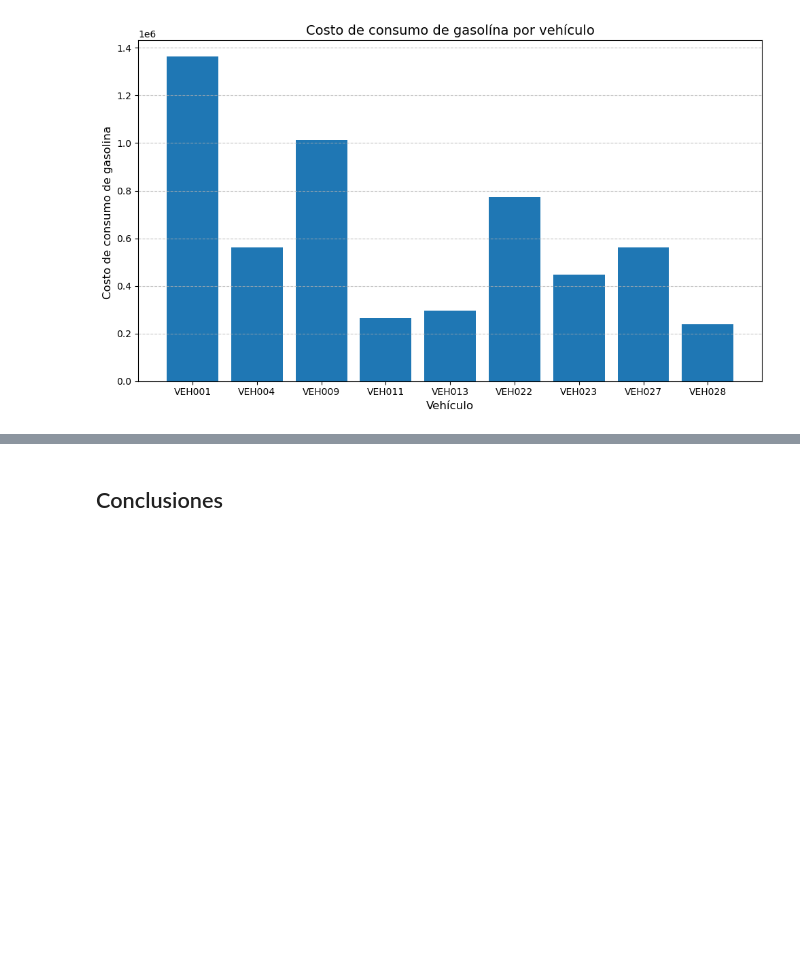
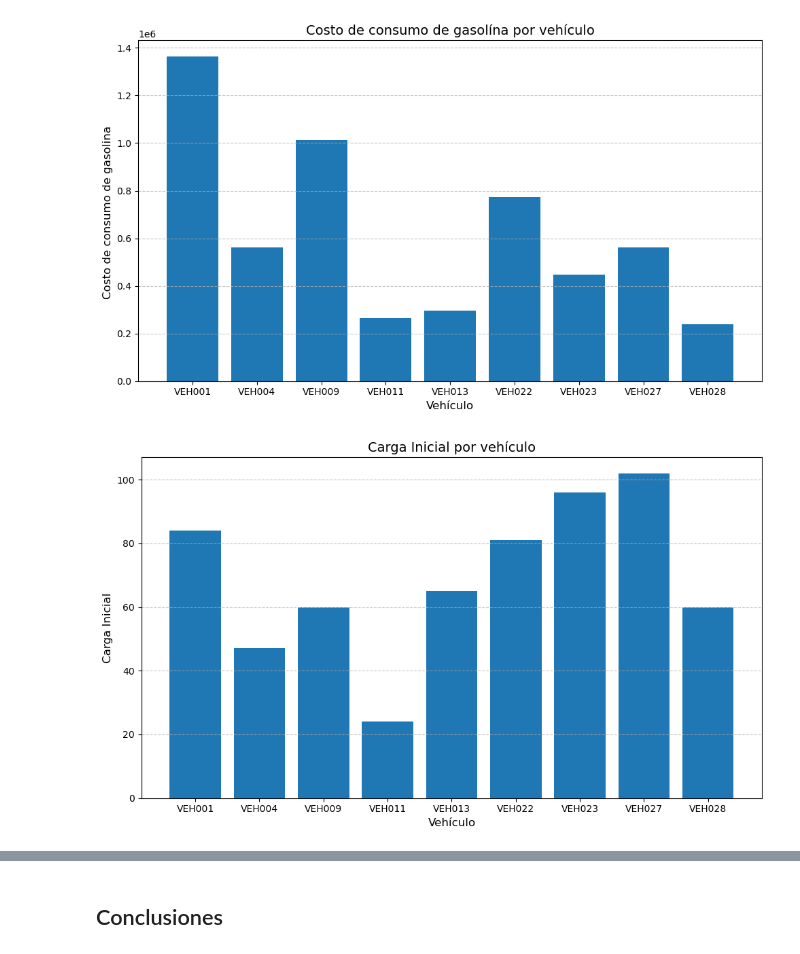
Before and after one commit to marialeang2/Proyecto1_MOS, a Jupyter notebook: modelos/caso3.ipynb, the cells around one changed output, grey strips where cells are left out. Drawn from its saved outputs; the diff is of its cells as text; code cells hidden in the pictures; blank space fills up the shorter version.

```diff
--- a/modelos/caso3.ipynb
+++ b/modelos/caso3.ipynb
@@ -1110,4 +1041,19 @@ plt.tight_layout()
 plt.show()
 # %% [output]
 [figure]
+# %%
+# Crear gráfica de barras a partir del tiempo total
+plt.figure(figsize=(10, 6))
+plt.bar(df_caso3['VehicleId'], df_caso3['InitialLoad'])
+
+plt.title('Carga Inicial por vehículo', fontsize=14)
+plt.xlabel('Vehículo', fontsize=12)
+plt.ylabel('Carga Inicial', fontsize=12)
+plt.grid(axis='y', linestyle='--', alpha=0.7)
+
+# Mostrar la gráfica
+plt.tight_layout()
+plt.show()
+# %% [output]
+[figure, added]
 # %%
```
Also changed, not shown: parts of 9 cells of this notebook.
